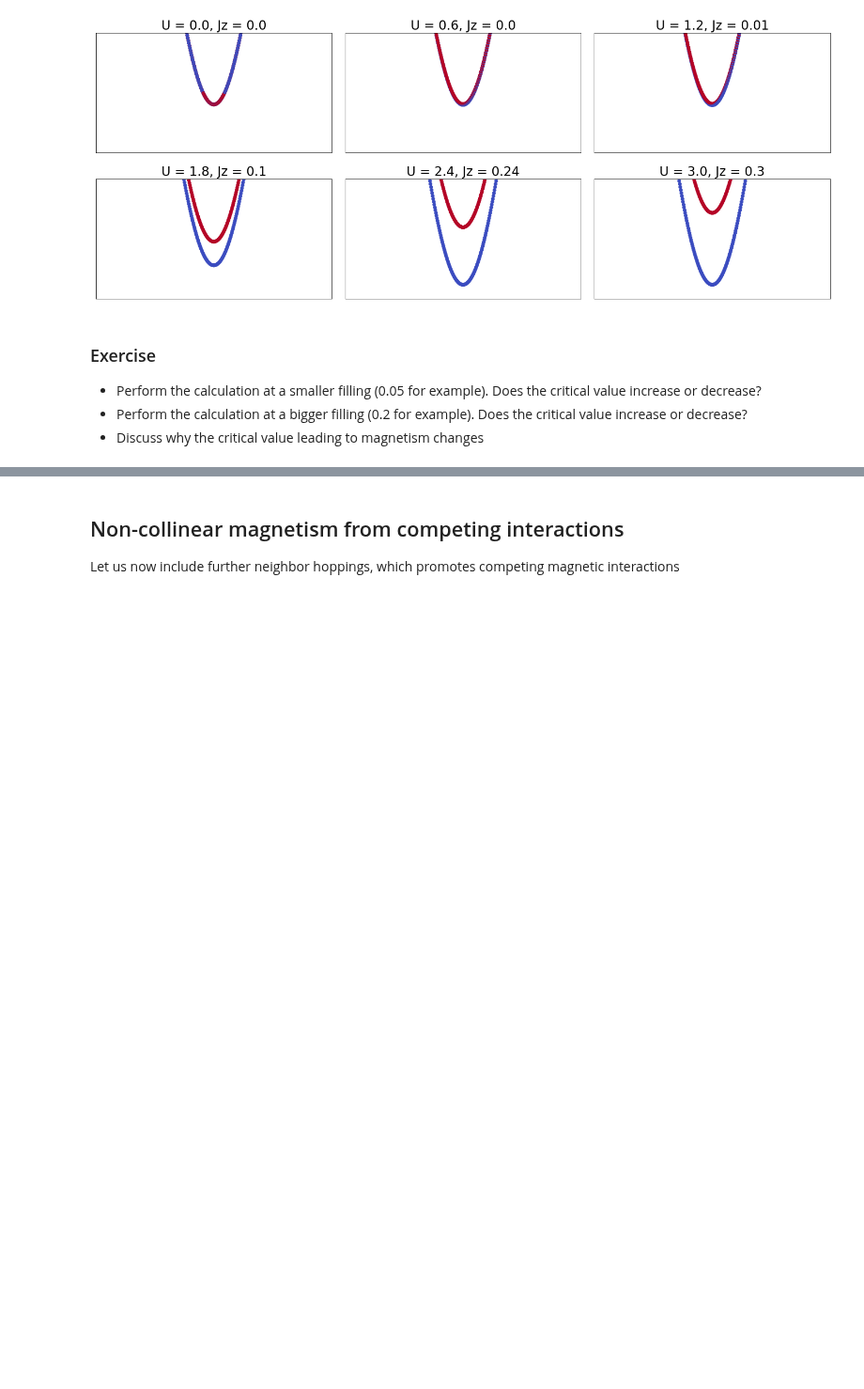
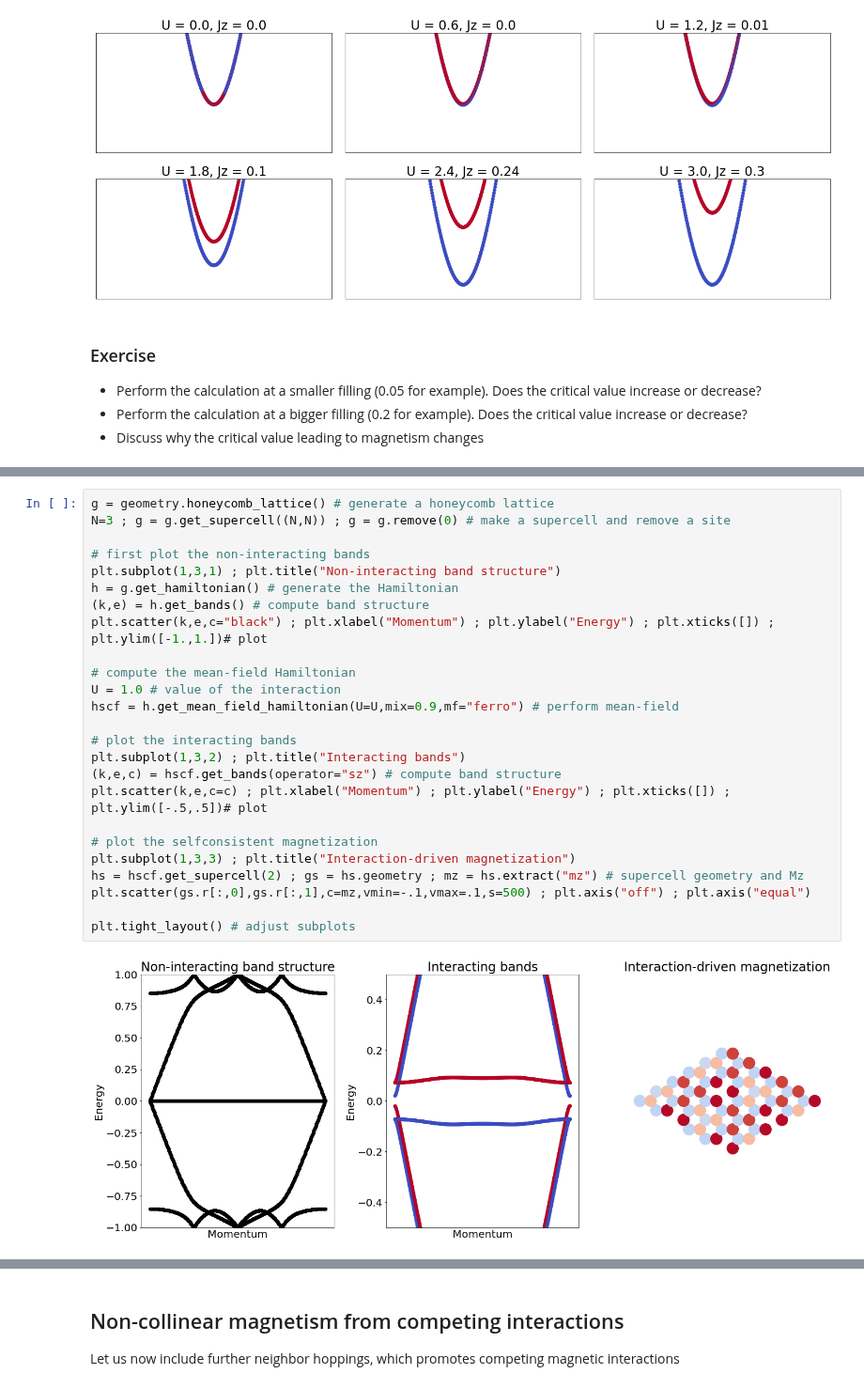
Before and after one commit to joselado/jyvaskyla_summer_school_2022, a Jupyter notebook: sessions/session3.ipynb, the cells around one changed output, grey strips where cells are left out. Shown at 94% size. Saved outputs shown, nothing was run; the diff lists cells and outputs as text; blank space fills up the shorter version.

```diff
--- a/sessions/session3.ipynb
+++ b/sessions/session3.ipynb
@@ -115,0 +137,27 @@ plt.tight_layout() # adjust the subplots
+# %%
+g = geometry.honeycomb_lattice() # generate a honeycomb lattice
+N=3 ; g = g.get_supercell((N,N)) ; g = g.remove(0) # make a supercell and remove a site
+
+# first plot the non-interacting bands
+plt.subplot(1,3,1) ; plt.title("Non-interacting band structure")
+h = g.get_hamiltonian() # generate the Hamiltonian
+(k,e) = h.get_bands() # compute band structure
+plt.scatter(k,e,c="black") ; plt.xlabel("Momentum") ; plt.ylabel("Energy") ; plt.xticks([]) ; plt.ylim([-1.,1.])# plot
+
+# compute the mean-field Hamiltonian
+U = 1.0 # value of the interaction
+hscf = h.get_mean_field_hamiltonian(U=U,mix=0.9,mf="ferro") # perform mean-field
+
+# plot the interacting bands
+plt.subplot(1,3,2) ; plt.title("Interacting bands")
+(k,e,c) = hscf.get_bands(operator="sz") # compute band structure
+plt.scatter(k,e,c=c) ; plt.xlabel("Momentum") ; plt.ylabel("Energy") ; plt.xticks([]) ; plt.ylim([-.5,.5])# plot
+
+# plot the selfconsistent magnetization
+plt.subplot(1,3,3) ; plt.title("Interaction-driven magnetization")
+hs = hscf.get_supercell(2) ; gs = hs.geometry ; mz = hs.extract("mz") # supercell geometry and Mz
+plt.scatter(gs.r[:,0],gs.r[:,1],c=mz,vmin=-.1,vmax=.1,s=500) ; plt.axis("off") ; plt.axis("equal")
+
+plt.tight_layout() # adjust subplots
+# %% [output]
+[figure, added]
```
Also changed, not shown: parts of 7 cells of this notebook, 1 other file.
